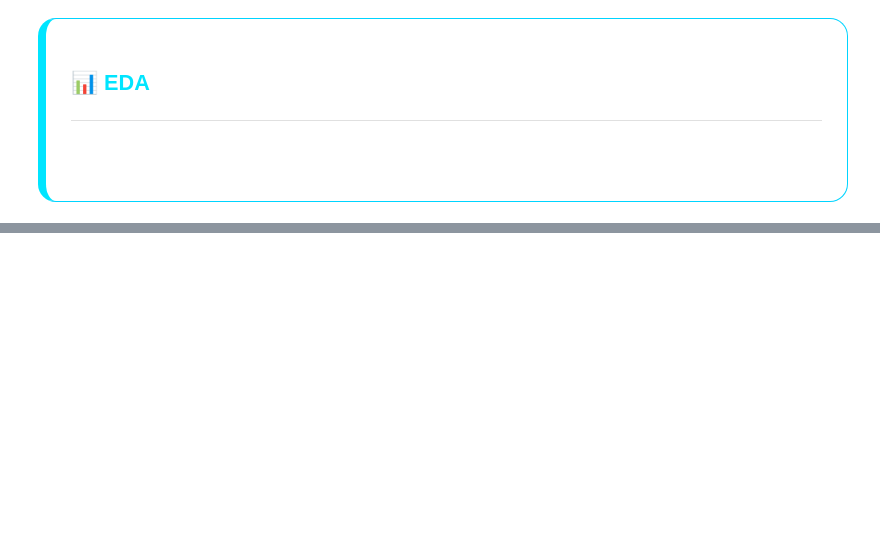
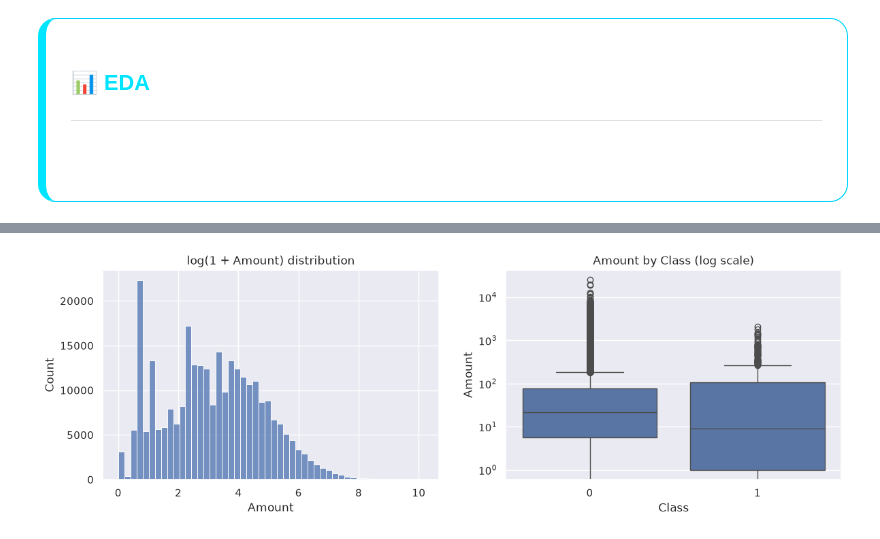
Before and after one commit to isapour0/credit-card-fraud, a Jupyter notebook: notebooks/creditcard_fraud.ipynb, the cells around one changed output, grey strips where cells are left out. Saved outputs shown, nothing was run; the diff lists cells and outputs as text; code cells hidden in the pictures; blank space fills up the shorter version.

```diff
--- a/notebooks/creditcard_fraud.ipynb
+++ b/notebooks/creditcard_fraud.ipynb
@@ -271,0 +291,14 @@ font-family:Segoe UI;
+# %%
+fig, axes = plt.subplots(1, 2, figsize=(14, 4))
+
+sns.histplot(np.log1p(df_raw["Amount"]), bins=50, ax=axes[0])
+axes[0].set_title("log(1 + Amount) distribution")
+
+sns.boxplot(x="Class", y="Amount", data=df_raw, ax=axes[1])
+axes[1].set_yscale("log")
+axes[1].set_title("Amount by Class (log scale)")
+
+plt.savefig("../reports/figures/amount_analysis.png", dpi=150, bbox_inches="tight")
+plt.show()
+# %% [output]
+[figure, added]
```
Also changed, not shown: parts of 8 cells of this notebook, 5 other files.
